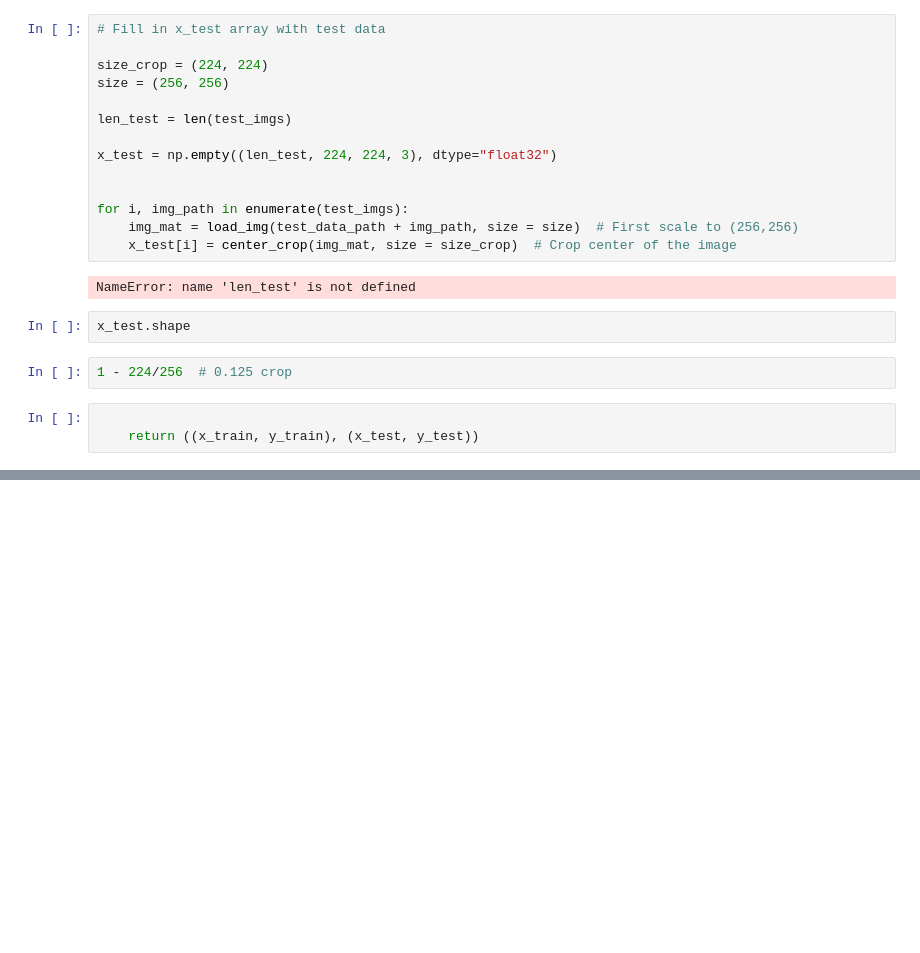
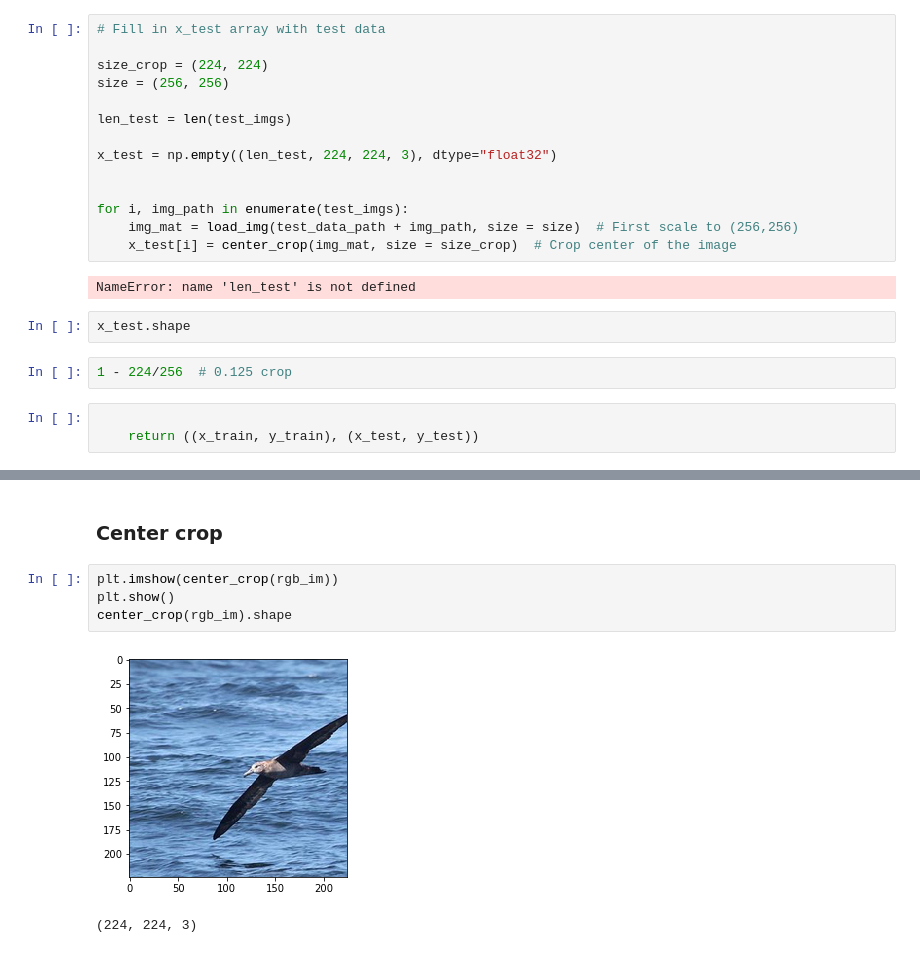
Before and after one commit to markus93/NN_calibration, a Jupyter notebook: scripts/resnet_birds_cars/Load Data - Birds.ipynb, the cells around one changed output, grey strips where cells are left out. Cells and saved outputs as stored; diff of their text form; blank space fills up the shorter version.

```diff
--- a/scripts/resnet_birds_cars/Load Data - Birds.ipynb
+++ b/scripts/resnet_birds_cars/Load Data - Birds.ipynb
@@ -163,0 +222,9 @@ import numpy as np
+# %% [markdown]
+### Center crop
+# %%
+plt.imshow(center_crop(rgb_im))
+plt.show()
+center_crop(rgb_im).shape
+# %% [output]
+[figure, added]
+(224, 224, 3)
```
Also changed, not shown: parts of 27 cells of this notebook, 4 other files.
